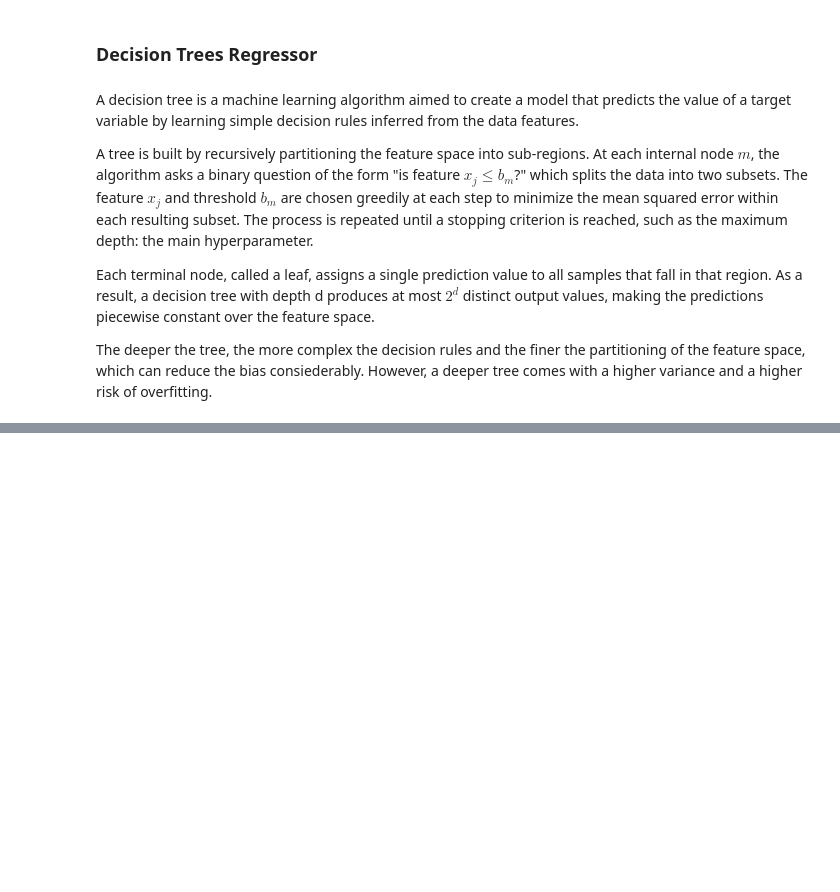
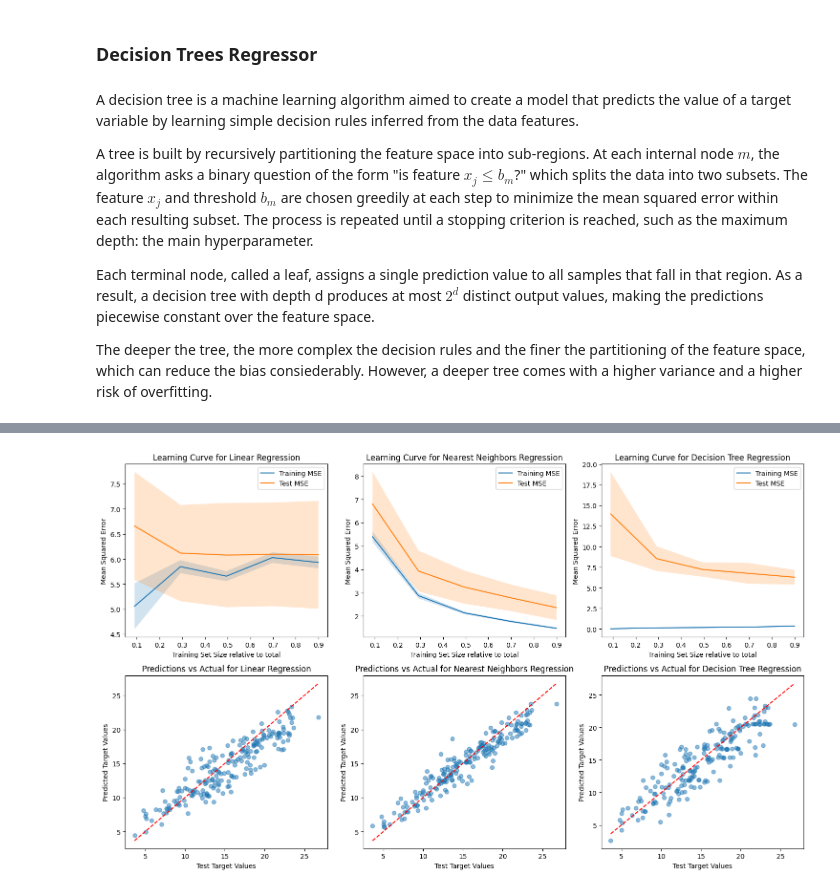
Before and after one commit to meryla/sfml-project, a Jupyter notebook: sfml.ipynb, the cells around one changed output, grey strips where cells are left out. Drawn from its saved outputs; the diff is of its cells as text; code cells hidden in the pictures; blank space fills up the shorter version.

```diff
--- a/sfml.ipynb
+++ b/sfml.ipynb
@@ -889,0 +235,92 @@ Number of samples: 768, Number of features: 8, Number of targets: 2
+# %%
+models = {
+        'Linear Regression': LinearRegression(),
+        'Nearest Neighbors Regression': KNeighborsRegressor(n_neighbors=5),
+        'Decision Tree Regression': DecisionTreeRegressor(max_depth=10, random_state=42),
+    }
+
+# 10-fold cross-validation with shuffling and fixed random state for reproducibility
+cv = KFold(n_splits=10, shuffle=True, random_state=42)
+
+fig, axes = plt.subplots(2, len(models), figsize=(5 * len(models), 3 * len(models)))
+
+# Store the errors for each metric: MSE and MAE
+MSE = {'Model': [], 'E_in': [], 'E_out': [], 'E_cv': []}
+MAE = {'Model': [], 'E_in': [], 'E_out': [], 'E_cv': []}
+
+print(f"\n=== Dataset with {n} samples ===")
+print(32*'-')
+
+# Loop for compactness
+for name, model in models.items():
+
+    # Fit the algorithms on the training set
+    model.fit(X_train, y_train)
+
+    # Compute the training and test MSE
+    train_mse = mean_squared_error(y_train, model.predict(X_train))
+    test_mse = mean_squared_error(y_test, model.predict(X_test))
+
+    # Compute the training and test MAE
+    train_mae = mean_absolute_error(y_train, model.predict(X_train))
+    test_mae = mean_absolute_error(y_test, model.predict(X_test))
+
+    # Compute the 10-fold cross-validation MSE (estimate for E_out MSE)
+    mse_scores = cross_val_score(model, X_train, y_train, cv=cv, scoring='neg_mean_squared_error')
+    mae_scores = cross_val_score(model, X_train, y_train, cv=cv, scoring='neg_mean_absolute_error')
+
+    # Store the error values
+    MSE['Model'].append(name)
+    MSE['E_in'].append(train_mse)
+    MSE['E_out'].append(test_mse)
+    MSE['E_cv'].append(-mse_scores.mean())
+
+    MAE['Model'].append(name)
+    MAE['E_in'].append(train_mae)
+    MAE['E_out'].append(test_mae)
+    MAE['E_cv'].append(-mae_scores.mean())
+
+    # Compute the MSE learning curve using 10-fold cross-validation
+    train_sizes, train_scores, test_scores = learning_curve(model, X_train, y_train, cv=cv, scoring='neg_mean_squared_error')
+
+    # Plot the learning curves for each algorithm
+    axes[0,list(models.keys()).index(name)].plot(train_sizes/len(X_train), np.mean(-train_scores, axis=1), label='Training MSE')
+    axes[0,list(models.keys()).index(name)].fill_between(train_sizes/len(X_train),
+                                                        np.mean(-train_scores, axis=1) - np.std(-train_scores, axis=1),
+                                                        np.mean(-train_scores, axis=1) + np.std(-train_scores, axis=1), alpha=0.2)
+    axes[0,list(models.keys()).index(name)].plot(train_sizes/len(X_train), np.mean(-test_scores, axis=1), label='Test MSE')
+    axes[0,list(models.keys()).index(name)].fill_between(train_sizes/len(X_train),
+                                                        np.mean(-test_scores, axis=1) - np.std(-test_scores, axis=1),
+                                                        np.mean(-test_scores, axis=1) + np.std(-test_scores, axis=1), alpha=0.2)
+
+    axes[0,list(models.keys()).index(name)].set_title(f'Learning Curve for {name}')
+    axes[0,list(models.keys()).index(name)].set_xlabel('Training Set Size relative to total')
+    axes[0,list(models.keys()).index(name)].set_ylabel('Mean Squared Error')
+    axes[0,list(models.keys()).index(name)].legend()
+
+    # Plot the predictions versus actual target values using the test set
+    axes[1,list(models.keys()).index(name)].scatter(y_test, model.predict(X_test), alpha=0.5)
+    axes[1,list(models.keys()).index(name)].plot([y_test.min(), y_test.max()], [y_test.min(), y_test.max()], 'r--')
+    axes[1,list(models.keys()).index(name)].set_title(f'Predictions vs Actual for {name}')
+    axes[1,list(models.keys()).index(name)].set_xlabel('Test Target Values')
+    axes[1,list(models.keys()).index(name)].set_ylabel('Predicted Target Values')
+
+print("=== Mean Squared Error ===")
+display(pd.DataFrame(MSE))
+
+print("=== Mean Absolute Error ===")
+display(pd.DataFrame(MAE))
+
+# Model Selection: selection of the algorithm minimising the CV MSE
+best_model_index = np.argmin(MSE['E_cv'])
+best_model_name = list(models.keys())[best_model_index]
+print(f"Best fitting model based on cross-validation MSE: {best_model_name} with MSE = {MSE['E_cv'][best_model_index]:.2f}")
+
+# Model Selection: selection of the algorithm minimising the CV MAE
+best_model_index = np.argmin(MAE['E_cv'])
+best_model_name = list(models.keys())[best_model_index]
+print(f"Best fitting model based on cross-validation MAE: {best_model_name} with MAE = {MAE['E_cv'][best_model_index]:.2f}")
+
+plt.tight_layout()
+plt.show()
+# %% [output]
@@ -889,0 +341 @@ Number of samples: 768, Number of features: 8, Number of targets: 2
+[figure, added]
```
Also changed, not shown: parts of 80 cells of this notebook.
